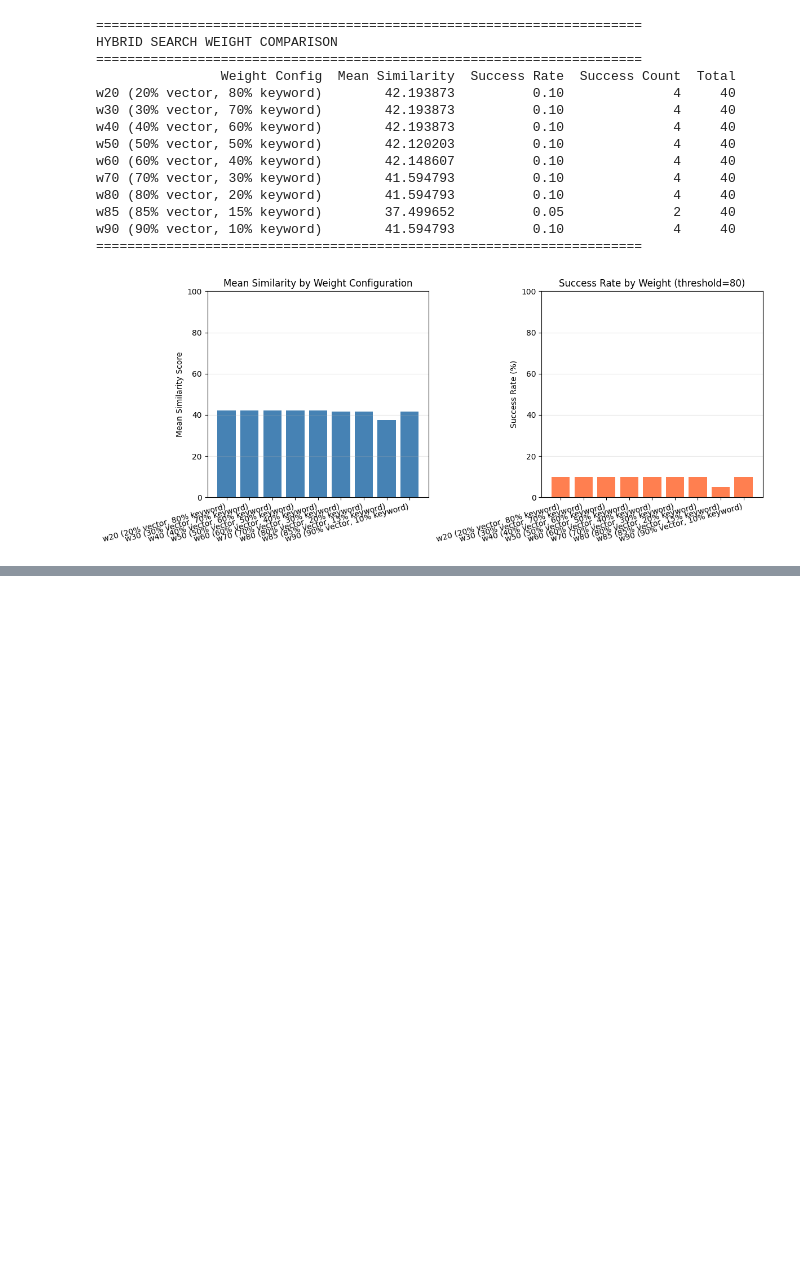
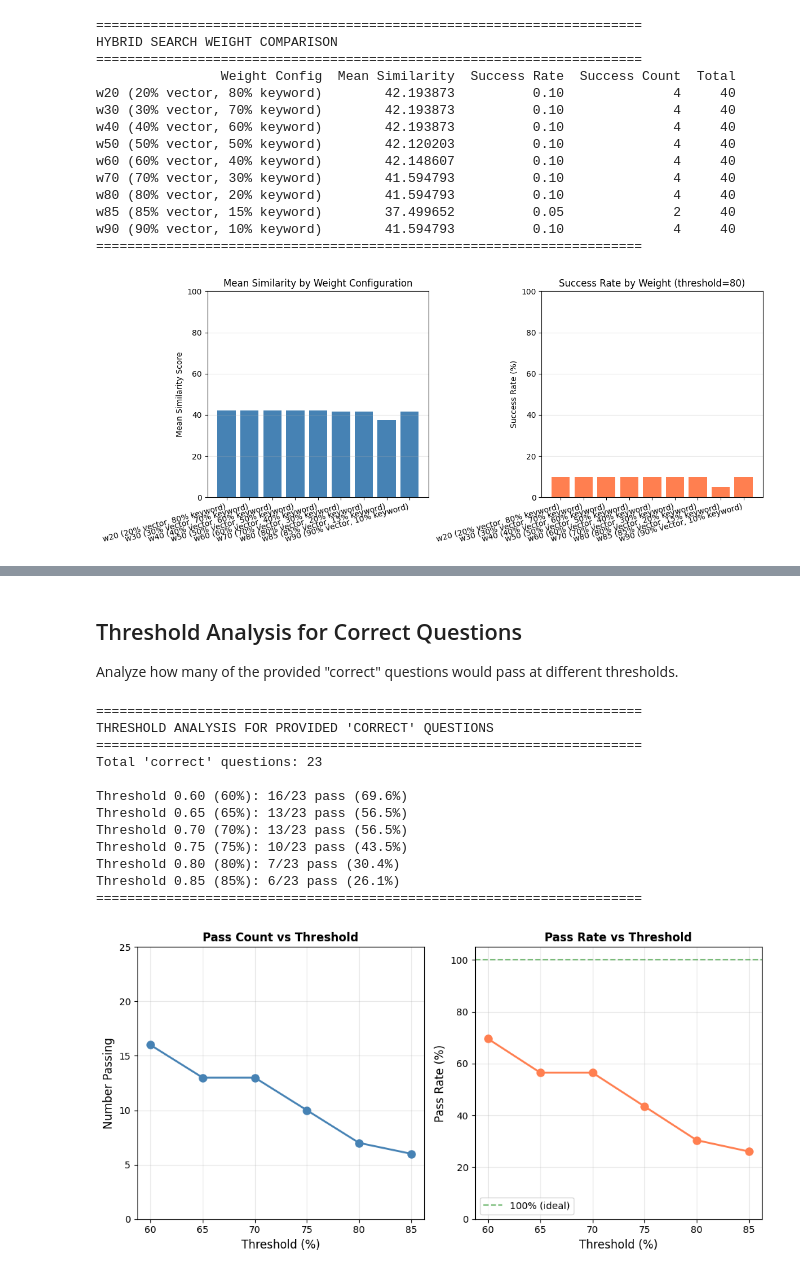
Before and after one commit to n-boshnakov/boardgame-rules-checker, a Jupyter notebook: notebooks/qa_success_analysis.ipynb, the cells around one changed output, grey strips where cells are left out. Saved outputs shown, nothing was run; the diff lists cells and outputs as text; code cells hidden in the pictures; blank space fills up the shorter version.

```diff
--- a/notebooks/qa_success_analysis.ipynb
+++ b/notebooks/qa_success_analysis.ipynb
@@ -421,0 +486,71 @@ w90 (90% vector, 10% keyword)        41.594793          0.10              4
+# %% [markdown]
+## Threshold Analysis for Correct Questions
+
+Analyze how many of the provided "correct" questions would pass at different thresholds.
+# %%
+# Analyze how different thresholds affect the "correct" questions
+thresholds_to_test = [0.60, 0.65, 0.70, 0.75, 0.80, 0.85]
+
+print("="*70)
+print("THRESHOLD ANALYSIS FOR PROVIDED 'CORRECT' QUESTIONS")
+print("="*70)
+print(f"Total 'correct' questions: {len(correct_df)}\n")
+
+for threshold in thresholds_to_test:
+    pass_count = (correct_df['overall_score'] >= threshold).sum()
+    pass_rate = pass_count / len(correct_df) * 100
+    print(f"Threshold {threshold:.2f} ({threshold*100:.0f}%): {pass_count}/{len(correct_df)} pass ({pass_rate:.1f}%)")
+
+print("="*70)
+
+# Visualize threshold sensitivity
+pass_counts = [(correct_df['overall_score'] >= t).sum() for t in thresholds_to_test]
+pass_rates = [count / len(correct_df) * 100 for count in pass_counts]
+
+plt.figure(figsize=(10, 5))
+plt.subplot(1, 2, 1)
+plt.plot([t*100 for t in thresholds_to_test], pass_counts, 'o-', linewidth=2, markersize=8, color='steelblue')
+plt.xlabel('Threshold (%)', fontsize=12)
+plt.ylabel('Number Passing', fontsize=12)
+plt.title('Pass Count vs Threshold', fontweight='bold')
+plt.grid(True, alpha=0.3)
+plt.ylim(0, len(correct_df) + 2)
+
+plt.subplot(1, 2, 2)
+plt.plot([t*100 for t in thresholds_to_test], pass_rates, 'o-', linewidth=2, markersize=8, color='coral')
+plt.xlabel('Threshold (%)', fontsize=12)
+plt.ylabel('Pass Rate (%)', fontsize=12)
+plt.title('Pass Rate vs Threshold', fontweight='bold')
+plt.grid(True, alpha=0.3)
+plt.ylim(0, 105)
+plt.axhline(y=100, color='green', linestyle='--', alpha=0.5, label='100% (ideal)')
+plt.legend()
+
+plt.tight_layout()
+plt.show()
+
+# Recommendation
+recommended_threshold = None
+for t in thresholds_to_test:
+    if (correct_df['overall_score'] >= t).sum() / len(correct_df) >= 0.90:  # 90% of correct answers pass
+        recommended_threshold = t
+        break
+
+if recommended_threshold:
+    print(f"\n✓ RECOMMENDATION: Use threshold {recommended_threshold:.2f} ({recommended_threshold*100:.0f}%) to capture ≥90% of correct answers")
+else:
+    print(f"\n⚠ WARNING: Even at 60% threshold, not all correct answers pass. Consider further scorer improvements.")
+# %% [output]
+======================================================================
+THRESHOLD ANALYSIS FOR PROVIDED 'CORRECT' QUESTIONS
+======================================================================
+Total 'correct' questions: 23
+
+Threshold 0.60 (60%): 16/23 pass (69.6%)
+Threshold 0.65 (65%): 13/23 pass (56.5%)
+Threshold 0.70 (70%): 13/23 pass (56.5%)
+Threshold 0.75 (75%): 10/23 pass (43.5%)
+Threshold 0.80 (80%): 7/23 pass (30.4%)
+Threshold 0.85 (85%): 6/23 pass (26.1%)
+======================================================================
+[figure, added]
```
Also changed, not shown: parts of 9 cells of this notebook, 28 other files.
